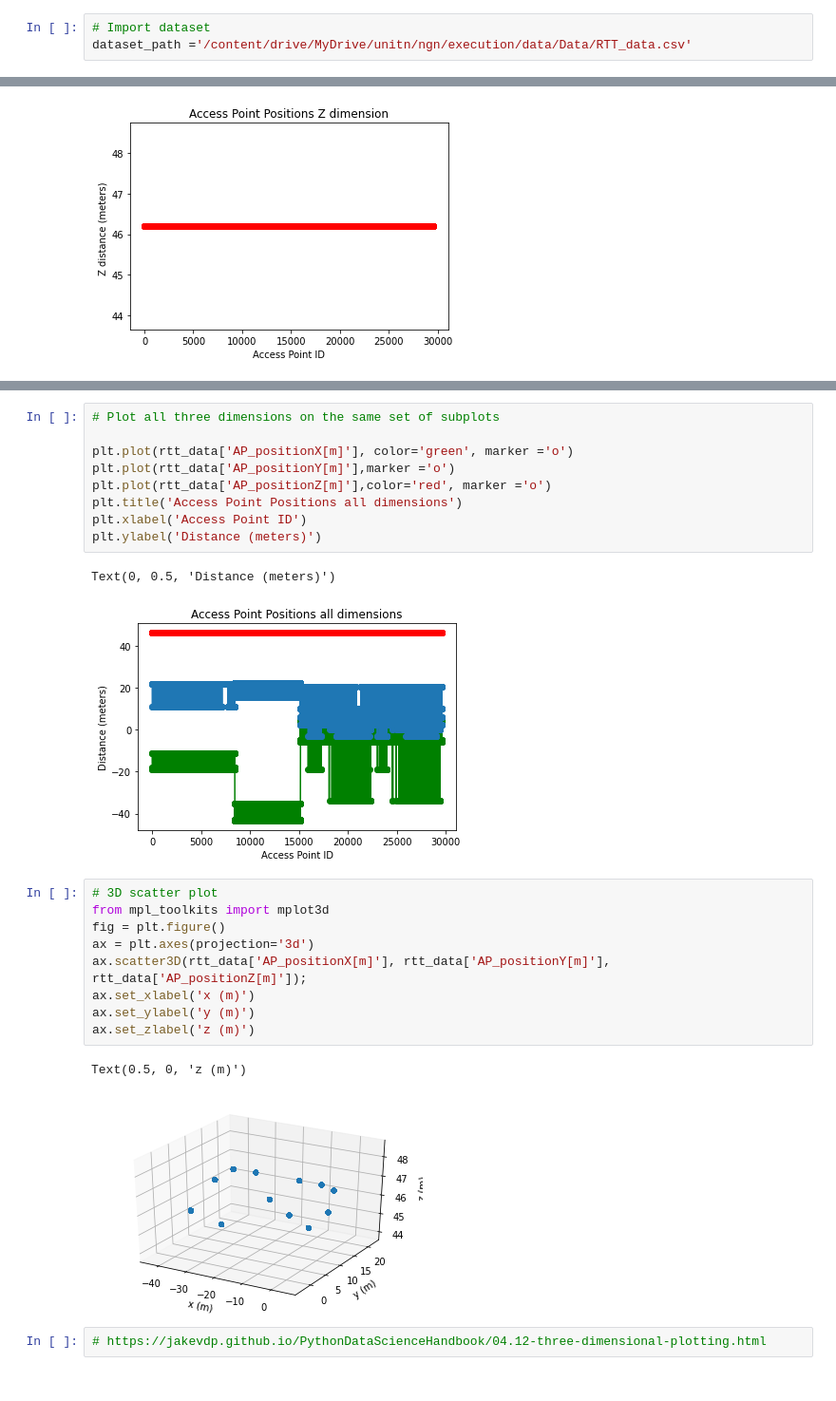
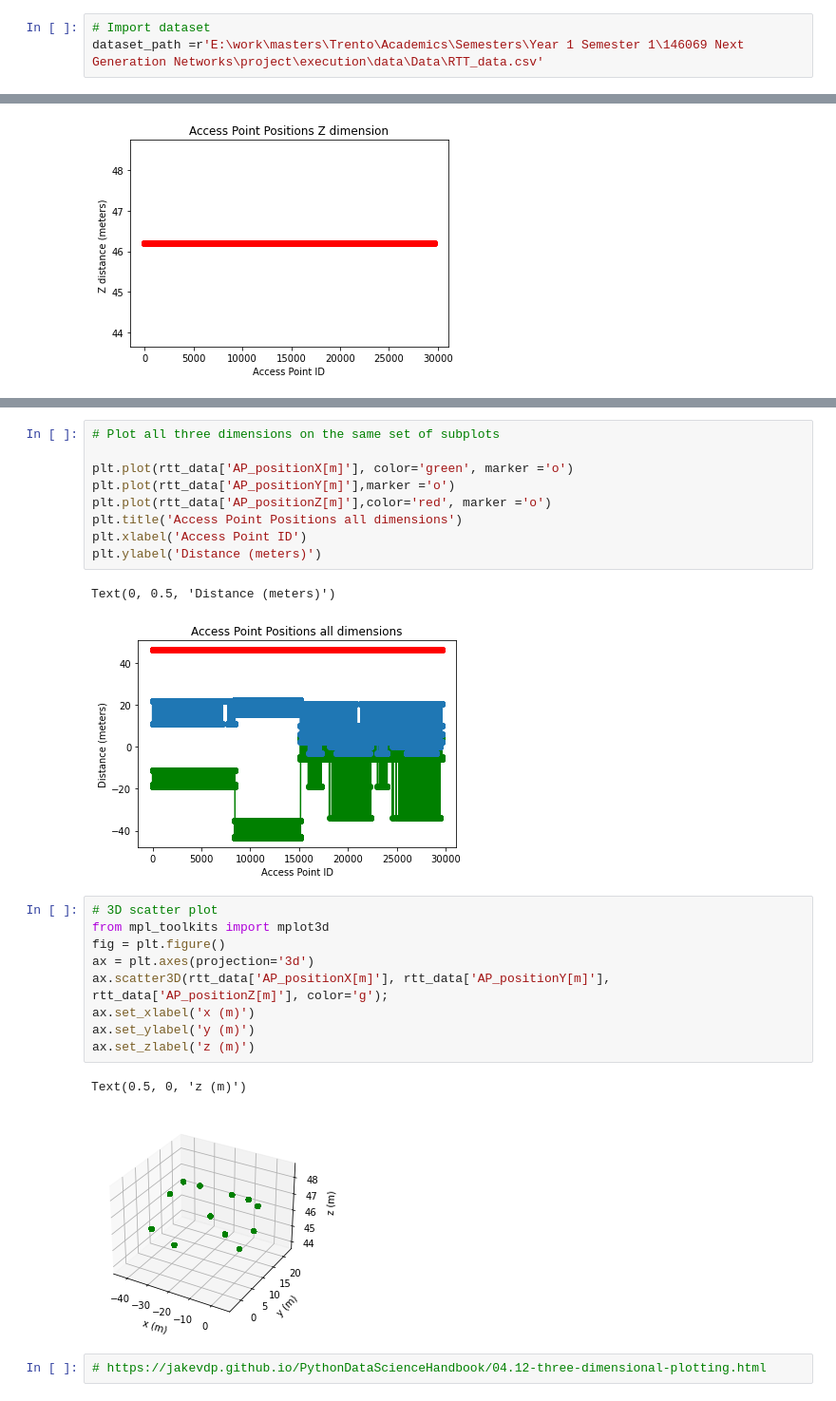
Before and after one commit to Asiku-Roy-Alia/intel_wifi_dataset_auto_analysis, a Jupyter notebook: python/exploration.ipynb, the cells around one changed output, grey strips where cells are left out. Shown at 95% size. Saved outputs shown, nothing was run; the diff lists cells and outputs as text.

```diff
--- a/python/exploration.ipynb
+++ b/python/exploration.ipynb
@@ -13,7 +13,7 @@ import matplotlib.pyplot as plt
 Mounted at /content/drive
 # %%
 # Import dataset
-dataset_path ='/content/drive/MyDrive/unitn/ngn/execution/data/Data/RTT_data.csv'
+dataset_path =r'E:\work\masters\Trento\Academics\Semesters\Year 1 Semester 1\146069 Next Generation Networks\project\execution\data\Data\RTT_data.csv'
 # %%
 # Read the dataset into a pandas dataframe
 rtt_data = pd.read_csv(dataset_path)
@@ -90,19 +125,19 @@ plt.xlabel('Access Point ID')
 plt.ylabel('Distance (meters)')
 # %% [output]
 Text(0, 0.5, 'Distance (meters)')
-[figure, old version]
+[figure, new version]
 # %%
 # 3D scatter plot
 from mpl_toolkits import mplot3d
 fig = plt.figure()
 ax = plt.axes(projection='3d')
-ax.scatter3D(rtt_data['AP_positionX[m]'], rtt_data['AP_positionY[m]'], rtt_data['AP_positionZ[m]']);
+ax.scatter3D(rtt_data['AP_positionX[m]'], rtt_data['AP_positionY[m]'], rtt_data['AP_positionZ[m]'], color='g');
 ax.set_xlabel('x (m)')
 ax.set_ylabel('y (m)')
 ax.set_zlabel('z (m)')
 # %% [output]
 Text(0.5, 0, 'z (m)')
-[figure, old version]
+[figure, new version]
 # %%
 # https://jakevdp.github.io/PythonDataScienceHandbook/04.12-three-dimensional-plotting.html
 # %%
```
Also changed, not shown: parts of 4 cells of this notebook, 1 other file.
